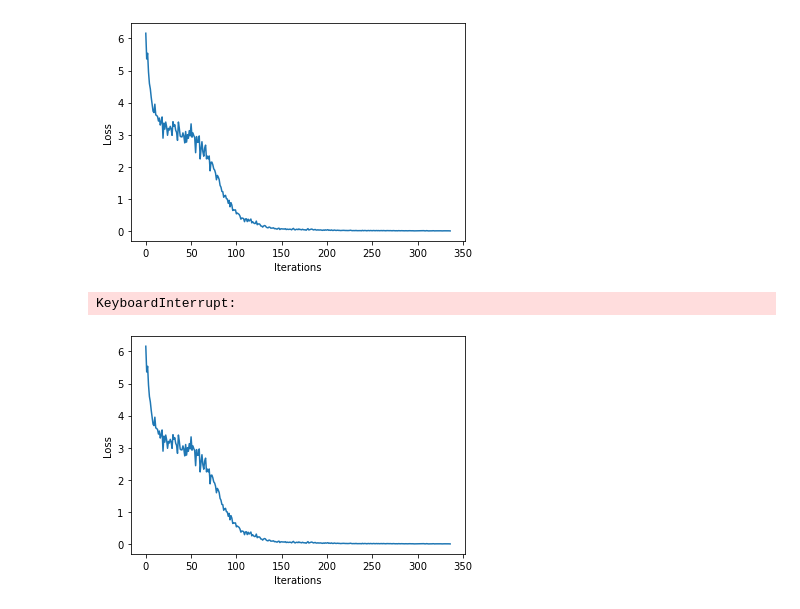
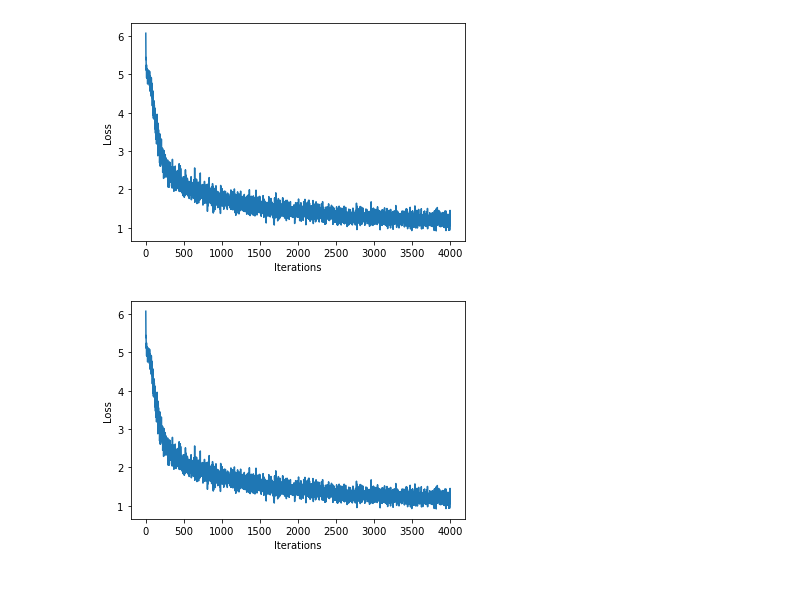
Before and after one commit to EpicDuckPotato/music_generation701, a Jupyter notebook: transformer_baseline.ipynb, the cells around one changed output. Cells and saved outputs as stored; diff of their text form; code cells hidden in the pictures.

Commit message:
Training baseline transformer on only piano music produces reasonable results

```diff
--- a/transformer_baseline.ipynb
+++ b/transformer_baseline.ipynb
@@ -86,23 +76,20 @@ class BaselineTransformer(torch.nn.Module):
     # heads: number of attention heads
     # attention_layers: number of attention layers
     # ff_size: size of the feedforward output at the end of the decoder
-    def __init__(self, message_dim, embed_dim, num_instruments, heads, attention_layers, ff_size):
+    def __init__(self, message_dim, embed_dim, heads, attention_layers, ff_size):
         super(BaselineTransformer, self).__init__()
 
         self.embed_dim = embed_dim
-
-        # We concatenate the tanhed instrument embedding to each input message
-        self.i_embedding = torch.nn.Embedding(num_instruments, embed_dim)
 
         self.embedding = torch.nn.Embedding(message_dim, embed_dim)
 
         # An encoder takes the history of messages (added to their
         # associated instrument encoding and position encodings) and produces an encoding
-        encoder_layer = torch.nn.TransformerEncoderLayer(2*embed_dim, heads, ff_size)
+        encoder_layer = torch.nn.TransformerEncoderLayer(embed_dim, heads, ff_size)
         self.encoder = torch.nn.TransformerEncoder(encoder_layer, attention_layers)
 
         # The encoding is passed through a linear layer to get the logits for the next message
-        self.logits = torch.nn.Linear(2*embed_dim, message_dim)
+        self.logits = torch.nn.Linear(embed_dim, message_dim)
 
         # Indicates the position of messages in time
         self.position_encoding = PositionalEncoding(embed_dim)
@@ -112,16 +99,12 @@ class BaselineTransformer(torch.nn.Module):
     # ARGUMENTS
     # history: an LxB tensor, where L is the length of each batch's message history,
     # and B is the batch size
-    # instruments: a length B tensor indicating the instrument number for each batch element
     # RETURN: an LxBxD tensor containing the logits for the next message
-    def forward(self, history, instruments):
+    def forward(self, history):
         L = history.shape[0] # longest length
         B = history.shape[1] # batch size
 
-        # BxD
-        inst_embed = torch.tanh(self.i_embedding(instruments))
-
-        inputs = torch.cat((self.position_encoding(self.embedding(history)), inst_embed.unsqueeze(0).expand(L, -1, -1)), dim=2)
+        inputs = self.position_encoding(self.embedding(history))
 
         src_mask = torch.triu(torch.ones((L, L), dtype=torch.bool))
         src_mask.fill_diagonal_(False)
@@ -145,14 +128,14 @@ heads = 4
 attention_layers = 6
 ff_size = 512
 # %%
-model = BaselineTransformer(vocab_size, embedding_dim, len(program_numbers), heads, attention_layers, ff_size)
+model = BaselineTransformer(vocab_size, embedding_dim, heads, attention_layers, ff_size)
 # %%
 optimizer = torch.optim.Adam(model.parameters(), lr=learning_rate)
 loss_fn = torch.nn.CrossEntropyLoss()
 
-def train_step(x, y, instruments):
+def train_step(x, y):
     #feed the current input into the model and generate predictions'''
-    y_hat = model(x, instruments)
+    y_hat = model(x)
     #compute the loss!
     loss = loss_fn(y_hat.view(-1, vocab_size), y.flatten())
     optimizer.zero_grad()
@@ -162,22 +145,21 @@ def train_step(x, y, instruments):
 # %%
 history = []
 plotter = mdl.util.PeriodicPlotter(sec=2, xlabel='Iterations', ylabel='Loss')
 if hasattr(tqdm, '_instances'): tqdm._instances.clear() # clear if it exists
 
 for iter in tqdm(range(num_training_iterations)):
   # Grab a batch and propagate it through the network
-  x_batch, y_batch, instruments = get_batch(joined, seq_length, batch_size)
-  loss = train_step(x_batch, y_batch, instruments)
+  x_batch, y_batch = get_batch(piano_joined, seq_length, batch_size)
+  loss = train_step(x_batch, y_batch)
 
   # Update the progress bar
   history.append(loss)
   plotter.plot(history)
 
   # Update the model with the changed weights!
   if iter % 100 == 0:
-    torch.save(model.state_dict(), 'trained_models_12_3/iter' + str(iter) + '.pth')
+    torch.save(model.state_dict(), 'trained_models_12_3_full/iter' + str(iter) + '.pth')
 # %% [output]
-[figure, old version]
+[figure, new version]
-KeyboardInterrupt:
-[figure, old version]
+[figure, new version]
 # %%
```
Also changed, not shown: parts of 5 cells of this notebook.
